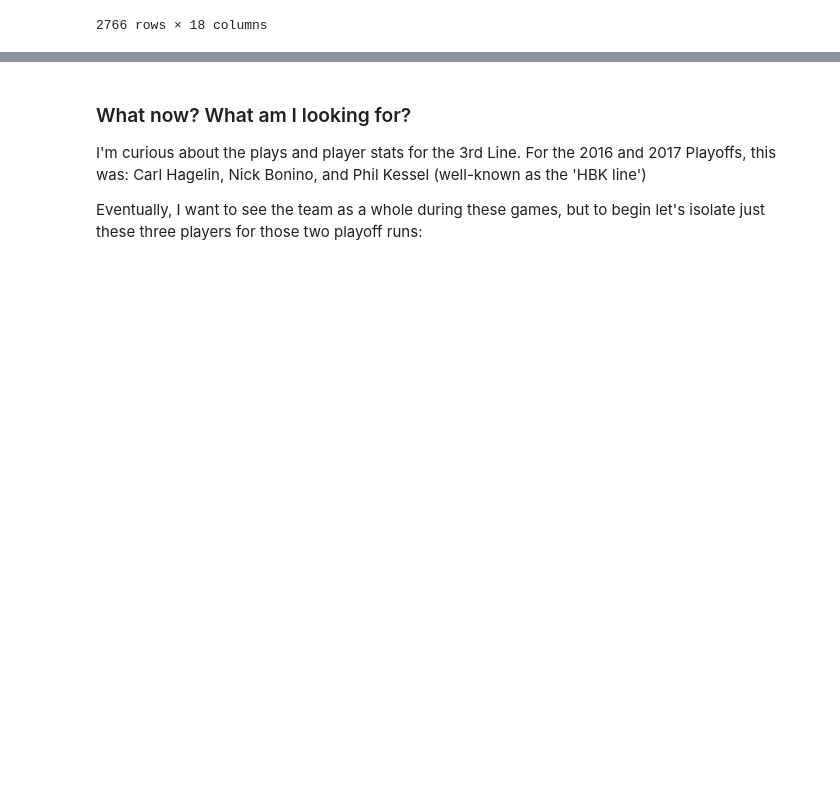
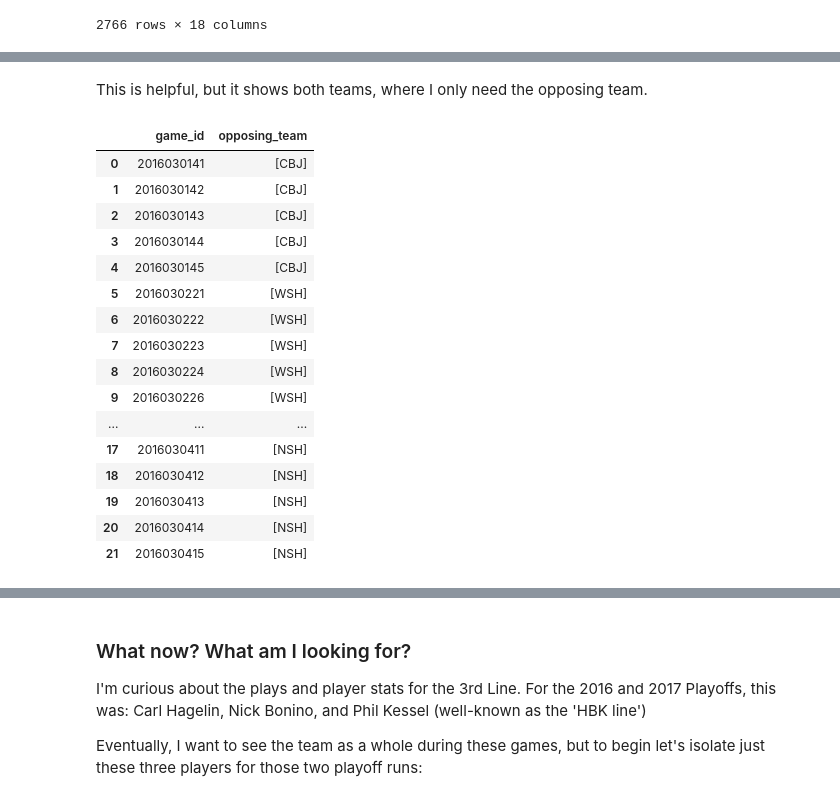
Before and after one commit to boncz/PenguinsHockeyAnalysis, a Jupyter notebook: PensPlayoffAnalysis.ipynb, the cells around one changed output, grey strips where cells are left out. Saved outputs shown, nothing was run; the diff lists cells and outputs as text; code cells hidden in the pictures; blank space fills up the shorter version.

```diff
--- a/PensPlayoffAnalysis.ipynb
+++ b/PensPlayoffAnalysis.ipynb
@@ -80,0 +59,6 @@ pens_2017_playoff_df = pens_2017_playoff_df.drop(['dateTime','Unnamed: 0'], axis
+# %%
+fixed_playoff_dfs = []
+for df in playoff_dfs:
+    df = df.iloc[:,~df.columns.duplicated()]
+    df = df.drop(['Unnamed: 0','player_id'], axis=1)
+    fixed_playoff_dfs.append(df)
@@ -169,0 +178,4 @@ Because this information could be very useful, I want to keep the column for now
+# %%
+team_ids_df = pd.read_sql_query(q.get_abb_query, conn)
+abb_dict = pd.Series(team_ids_df.abbreviation.values,index=team_ids_df.team_id).to_dict()
+abb_dict
@@ -169,0 +200,13 @@ Because this information could be very useful, I want to keep the column for now
+# %%
+#reset the df lists once more
+dfs = fixed_playoff_dfs
+fixed_playoff_dfs = []
+#replace and rename for each
+for df in dfs:
+    df = df.replace({'team_id_for':abb_dict})
+    df = df.replace({'team_id_against':abb_dict})
+    df = df.rename(columns={'team_id_for':'team_for', 'team_id_against':'team_against'})
+    fixed_playoff_dfs.append(df)
+#reassign to original df names
+pens_2016_playoff_df = fixed_playoff_dfs[0]
+pens_2017_playoff_df = fixed_playoff_dfs[1]
@@ -169,0 +219,28 @@ Because this information could be very useful, I want to keep the column for now
+# %%
+games_teams_2016 = pens_2016_playoff_df.groupby('game_id').team_for.unique().reset_index()
+games_teams_2017 = pens_2017_playoff_df.groupby('game_id').team_for.unique().reset_index()
+# %% [markdown]
+This is helpful, but it shows both teams, where I only need the opposing team.
+# %%
+games_teams_2016['opposing_team'] = games_teams_2016['team_for'].apply(
+    lambda row: [val for val in row if val != 'PIT']
+)
+games_teams_2016.drop('team_for',axis=1)
+# %% [output]
+|  | game_id | opposing_team |
+| 0 | 2016030141 | [CBJ] |
+| 1 | 2016030142 | [CBJ] |
+| 2 | 2016030143 | [CBJ] |
+| 3 | 2016030144 | [CBJ] |
+| 4 | 2016030145 | [CBJ] |
+| 5 | 2016030221 | [WSH] |
+| 6 | 2016030222 | [WSH] |
+| 7 | 2016030223 | [WSH] |
+| 8 | 2016030224 | [WSH] |
+| 9 | 2016030226 | [WSH] |
+| ... | ... | ... |
+| 17 | 2016030411 | [NSH] |
+| 18 | 2016030412 | [NSH] |
+| 19 | 2016030413 | [NSH] |
+| 20 | 2016030414 | [NSH] |
+| 21 | 2016030415 | [NSH] |
```
Also changed, not shown: parts of 28 cells of this notebook.
